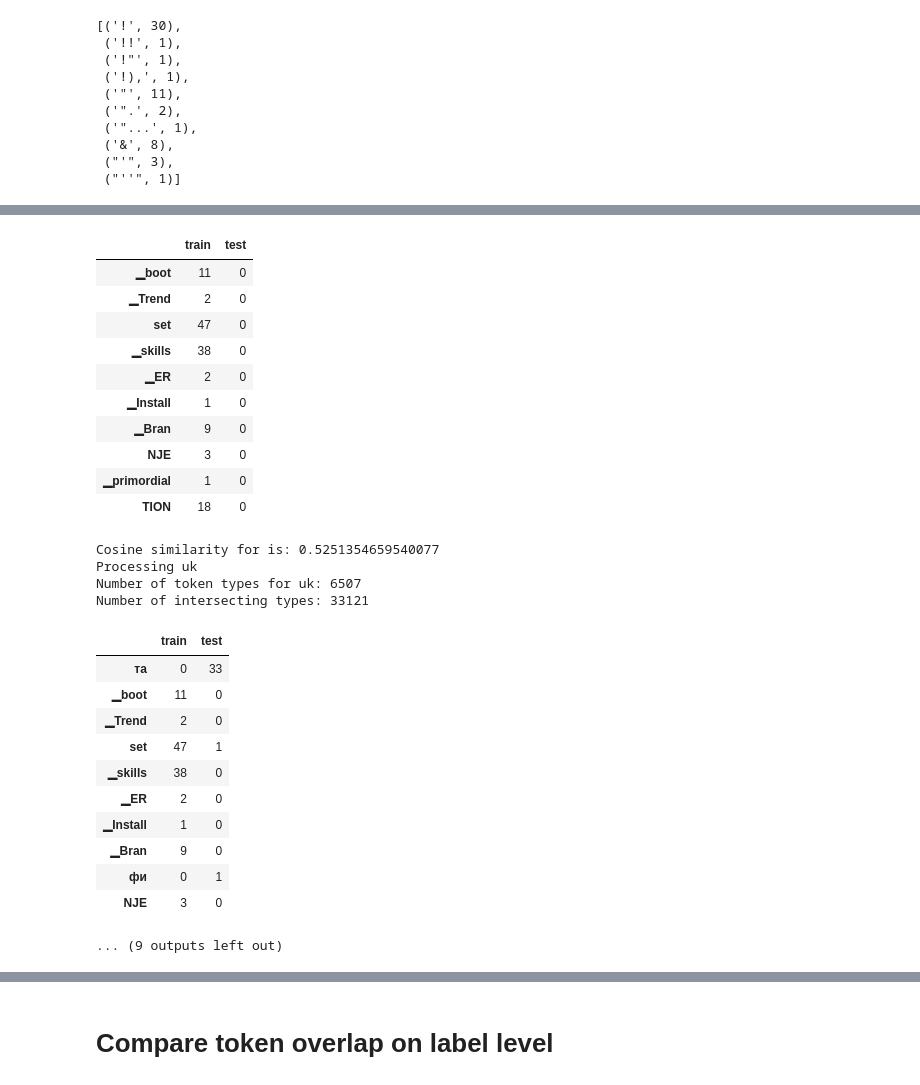
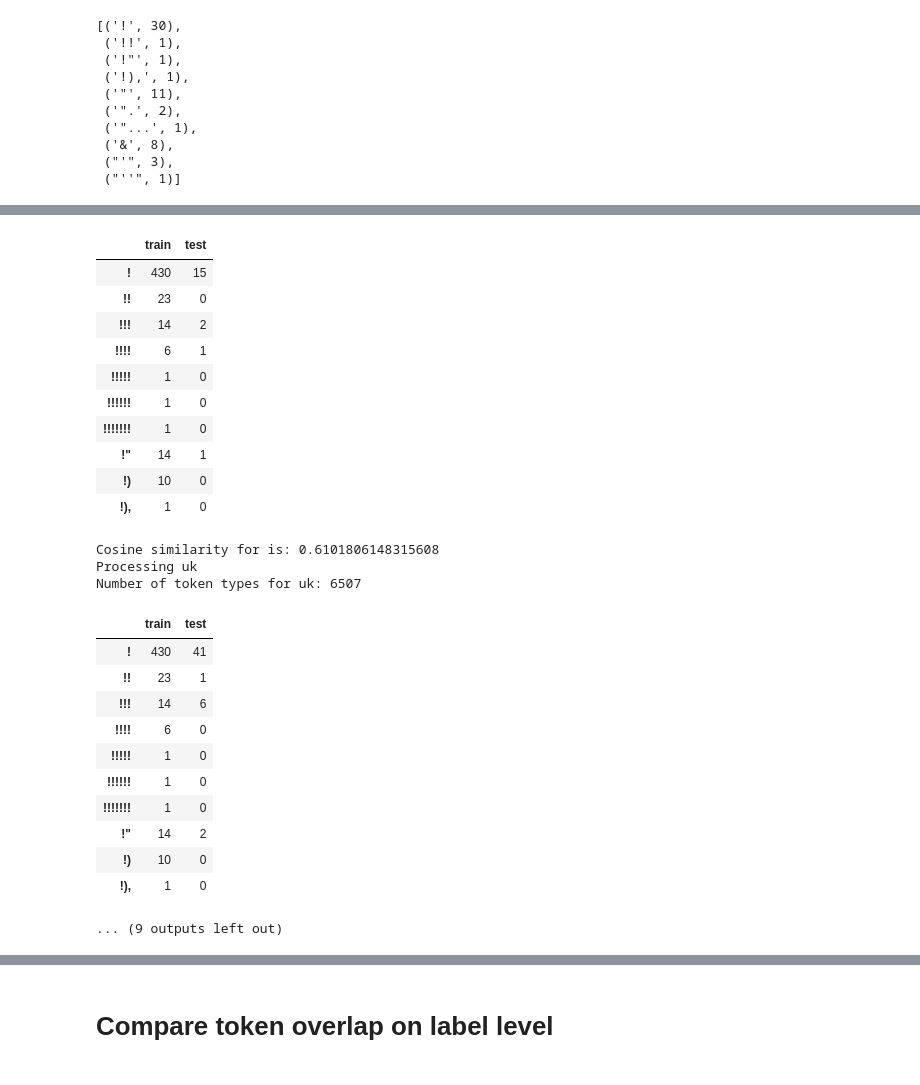
Before and after one commit to TajaKuzman/Crosslingual-Genre-Bias-Analysis, a Jupyter notebook: comparison-token-overlap.ipynb, the cells around one changed output, grey strips where cells are left out. Saved outputs shown, nothing was run; the diff lists cells and outputs as text; code cells hidden in the pictures.

```diff
--- a/comparison-token-overlap.ipynb
+++ b/comparison-token-overlap.ipynb
@@ -277,29 +358,30 @@ token_number = {}
 type_number = {}
 
 for lang in list(main_dict.keys()):
-	print(f"Creating token dict for {lang}")
+	#print(f"Creating token dict for {lang}")
 	current_token_list = main_dict[lang]["token_overlap"]["token_list"]
 
-	print(f"No of tokens: {len(current_token_list)}")
+	#print(f"No of tokens: {len(current_token_list)}")
 
 	# Create a dictionary which counts the occurrences of the tokens
 
-	word_dict_test = Counter(current_token_list)
+	#word_dict_test = Counter(current_token_list)
 
 	# Sort the dictionary alphabetically based on keys
-	word_dict_test = dict(sorted(word_dict_test.items()))
+	#word_dict_test = dict(sorted(word_dict_test.items()))
 
 	# Add information on no. of tokens and words to a dict
 	token_number[lang] = len(current_token_list)
-	type_number[lang] = len(word_dict_test)
+	#type_number[lang] = len(word_dict_test)
+	type_number[lang] = len(set(current_token_list))
 
-	print(list(word_dict_test.items())[:100])
-	print(f"No of unique tokens: {len(word_dict_test)}")
+	#print(list(word_dict_test.items())[:100])
+	#print(f"No of unique tokens: {len(word_dict_test)}")
 
 	# Add the count of tokens to the main dictionary
-	main_dict[lang]["token_overlap"]["token_count"] = word_dict_test
+	#main_dict[lang]["token_overlap"]["token_count"] = word_dict_test
 
 # Create a dataframe for statistics
 token_df = pd.DataFrame({"tokens": token_number, "types": type_number})
-print(token_df.to_markdown(index=False))
+print(token_df.to_markdown())
 # %% [output]
@@ -425,26 +528,16 @@ for lang in list(main_dict.keys()):
 
 	print(f"Number of token types for {lang}: {len(list(current_lang_count.keys()))}")
 
-	# For each test set, create a vector of token counts. Take only tokens that are present either in train_df or test set.
-	intersection_dict = {}
+	# For each test set, create a vector of token counts. Take only tokens that are present in train_df.
 
 	# First, create a list of tokens that are present in either one or the other list
-	intersection_keys = []
-	intersection_keys.extend(list(current_lang_count.keys()))
-	intersection_keys.extend(list(train_count.keys()))
-	# Remove duplicated keys
-	intersection_keys = list(set(intersection_keys))
-	print(f"Number of intersecting types: {len(intersection_keys)}")
+	intersection_keys = list(train_count.keys())
 
-	# Then create a dictionary for 1) train df and 2) test df with counts of token types that occur in either of the datasets
-	train_intersect_dict = {}
+	# Then create a dictionary for 1) train df and 2) test df with counts of token types that occur in train_df
+	train_intersect_dict = train_count
 	test_intersect_dict = {}
 
 	for i in intersection_keys:
-		try:
-			train_intersect_dict[i] = train_count[i]
-		except:
-			train_intersect_dict[i] = 0
 		try:
 			test_intersect_dict[i] = current_lang_count[i]
 		except:
@@ -536,27 +624,26 @@ Number of intersecting types: 29518
 |  | train | test |
-| ▁boot | 11 | 0 |
-| ▁Trend | 2 | 0 |
-| set | 47 | 0 |
-| ▁skills | 38 | 0 |
-| ▁ER | 2 | 0 |
-| ▁Install | 1 | 0 |
-| ▁Bran | 9 | 0 |
-| NJE | 3 | 0 |
-| ▁primordial | 1 | 0 |
-| TION | 18 | 0 |
+| ! | 430 | 15 |
+| !! | 23 | 0 |
+| !!! | 14 | 2 |
+| !!!! | 6 | 1 |
+| !!!!! | 1 | 0 |
+| !!!!!! | 1 | 0 |
+| !!!!!!! | 1 | 0 |
+| !" | 14 | 1 |
+| !) | 10 | 0 |
+| !), | 1 | 0 |
-Cosine similarity for is: 0.5251354659540077
+Cosine similarity for is: 0.6101806148315608
 Processing uk
 Number of token types for uk: 6507
-Number of intersecting types: 33121
 |  | train | test |
-| та | 0 | 33 |
-| ▁boot | 11 | 0 |
-| ▁Trend | 2 | 0 |
-| set | 47 | 1 |
-| ▁skills | 38 | 0 |
-| ▁ER | 2 | 0 |
-| ▁Install | 1 | 0 |
-| ▁Bran | 9 | 0 |
-| фи | 0 | 1 |
-| NJE | 3 | 0 |
+| ! | 430 | 41 |
+| !! | 23 | 1 |
+| !!! | 14 | 6 |
+| !!!! | 6 | 0 |
+| !!!!! | 1 | 0 |
+| !!!!!! | 1 | 0 |
+| !!!!!!! | 1 | 0 |
+| !" | 14 | 2 |
+| !) | 10 | 0 |
+| !), | 1 | 0 |
 ... (9 outputs left out)
```
Also changed, not shown: parts of 70 cells of this notebook, 7 other files.
